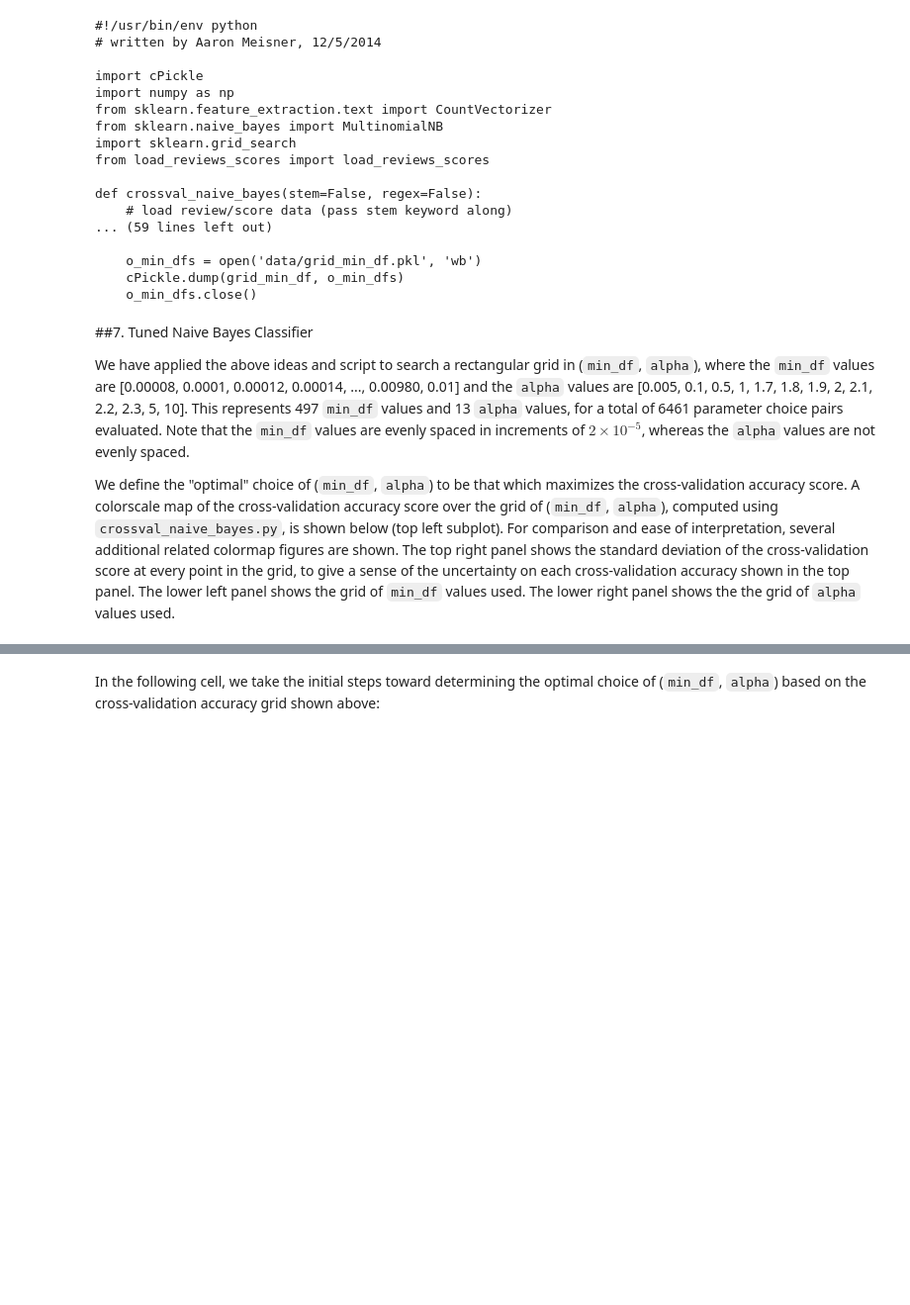
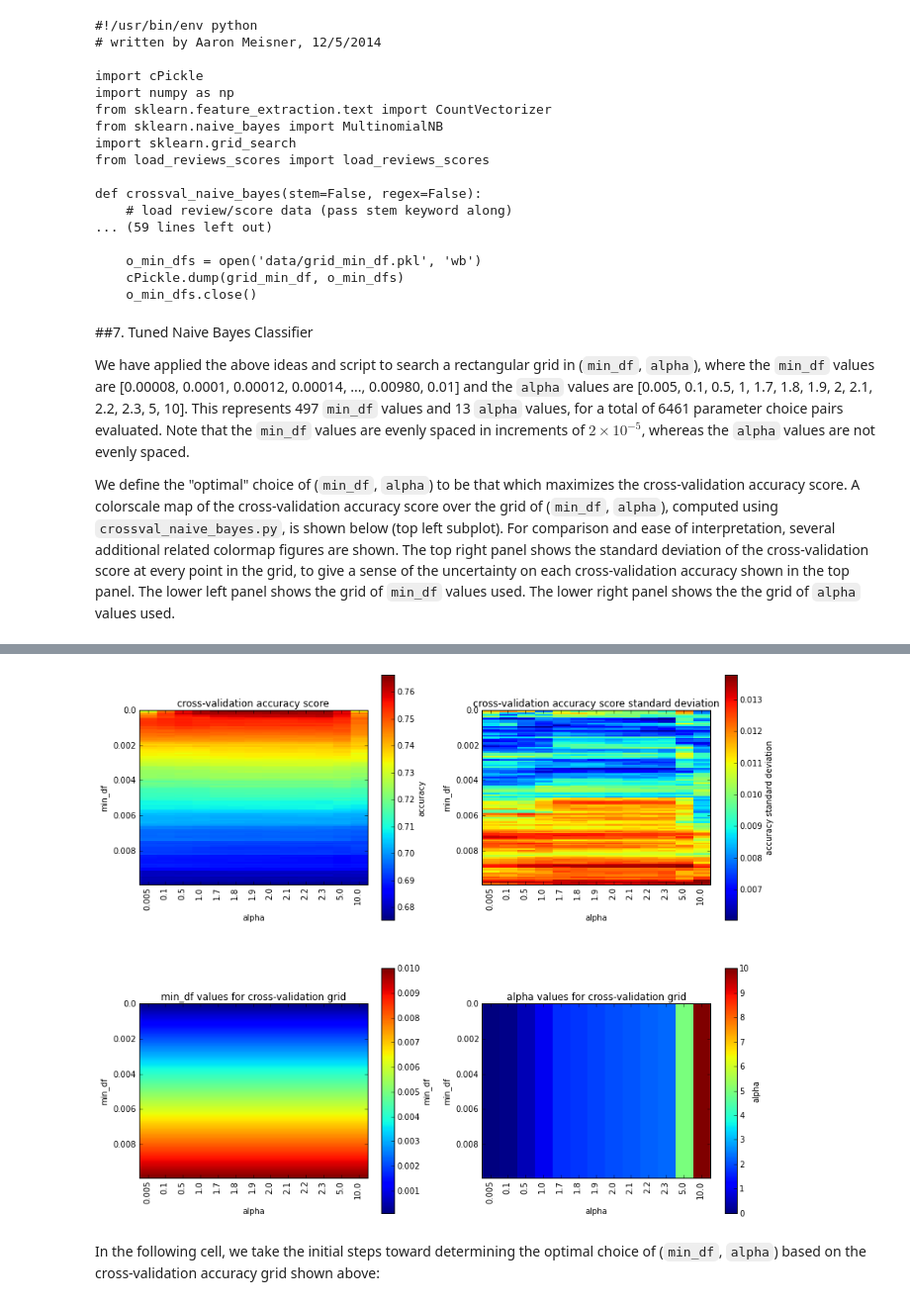
Before and after one commit to ameisner/ac209_project, a Jupyter notebook: pb_classification.ipynb, the cells around one changed output, grey strips where cells are left out. Shown at 99% size. Cells and saved outputs as stored; diff of their text form; code cells hidden in the pictures; blank space fills up the shorter version.

Commit message:
labels and colorbars on colorscale plots

```diff
--- a/pb_classification.ipynb
+++ b/pb_classification.ipynb
@@ -186,3 +178,86 @@ plt.imshow(alpha_grid, interpolation='nearest', aspect=0.02)
+# %%
+plt.figure(figsize=(14,12))
+plt.subplot(2,2,1)
+plt.title('cross-validation accuracy score')
+plt.imshow(cv_scores, interpolation='nearest', aspect=0.02)
+plt.colorbar(label='accuracy')
+plt.xlabel('alpha')
+plt.ylabel('min_df')
+plt.xticks(np.arange(len(np.unique(alpha_grid))), rotation='vertical')
+ax = plt.gca()
+labels = [item.get_text() for item in ax.get_xticklabels()]
+for i in range(len(labels)):
+    labels[i] = str((np.unique(alpha_grid))[i])
+ax.set_xticklabels(labels)
+
+ytick_locs = [0,100,200,300,400]
+plt.yticks(ytick_locs)
+labels = [item.get_text() for item in ax.get_yticklabels()]
+for i in range(len(labels)):
+    labels[i] = str((2e-5)*ytick_locs[i])
+ax.set_yticklabels(labels)
+
+plt.subplot(2,2,2)
+plt.title('cross-validation accuracy score standard deviation')
+plt.imshow(cv_scores_std, interpolation='nearest', aspect=0.02)
+plt.colorbar(label='accuracy standard deviation')
+plt.xlabel('alpha')
+plt.ylabel('min_df')
+plt.xticks(np.arange(len(np.unique(alpha_grid))), rotation='vertical')
+ax = plt.gca()
+labels = [item.get_text() for item in ax.get_xticklabels()]
+for i in range(len(labels)):
+    labels[i] = str((np.unique(alpha_grid))[i])
+ax.set_xticklabels(labels)
+
+ytick_locs = [0,100,200,300,400]
+plt.yticks(ytick_locs)
+labels = [item.get_text() for item in ax.get_yticklabels()]
+for i in range(len(labels)):
+    labels[i] = str((2e-5)*ytick_locs[i])
+ax.set_yticklabels(labels)
+
+plt.subplot(2,2,3)
+plt.title('min_df values for cross-validation grid')
+plt.imshow(min_df_grid, interpolation='nearest', aspect=0.02)
+plt.colorbar(label='min_df')
+plt.xlabel('alpha')
+plt.ylabel('min_df')
+plt.xticks(np.arange(len(np.unique(alpha_grid))), rotation='vertical')
+ax = plt.gca()
+labels = [item.get_text() for item in ax.get_xticklabels()]
+for i in range(len(labels)):
+    labels[i] = str((np.unique(alpha_grid))[i])
+ax.set_xticklabels(labels)
+
+ytick_locs = [0,100,200,300,400]
+plt.yticks(ytick_locs)
+labels = [item.get_text() for item in ax.get_yticklabels()]
+for i in range(len(labels)):
+    labels[i] = str((2e-5)*ytick_locs[i])
+ax.set_yticklabels(labels)
+
+plt.subplot(2,2,4)
+plt.title('alpha values for cross-validation grid')
+plt.imshow(alpha_grid, interpolation='nearest', aspect=0.02)
+plt.colorbar(label='alpha')
+plt.xlabel('alpha')
+plt.ylabel('min_df')
+plt.xticks(np.arange(len(np.unique(alpha_grid))), rotation='vertical')
+ax = plt.gca()
+labels = [item.get_text() for item in ax.get_xticklabels()]
+for i in range(len(labels)):
+    labels[i] = str((np.unique(alpha_grid))[i])
+ax.set_xticklabels(labels)
+
+ytick_locs = [0,100,200,300,400]
+plt.yticks(ytick_locs)
+labels = [item.get_text() for item in ax.get_yticklabels()]
+for i in range(len(labels)):
+    labels[i] = str((2e-5)*ytick_locs[i])
+_ = ax.set_yticklabels(labels)
+# %% [output]
+[figure, added]
 # %% [markdown]
 In the following cell, we take the initial steps toward determining the optimal choice of (`min_df`, `alpha`) based on the cross-validation accuracy grid shown above:
 # %%
```
Also changed, not shown: parts of 2 cells of this notebook.
